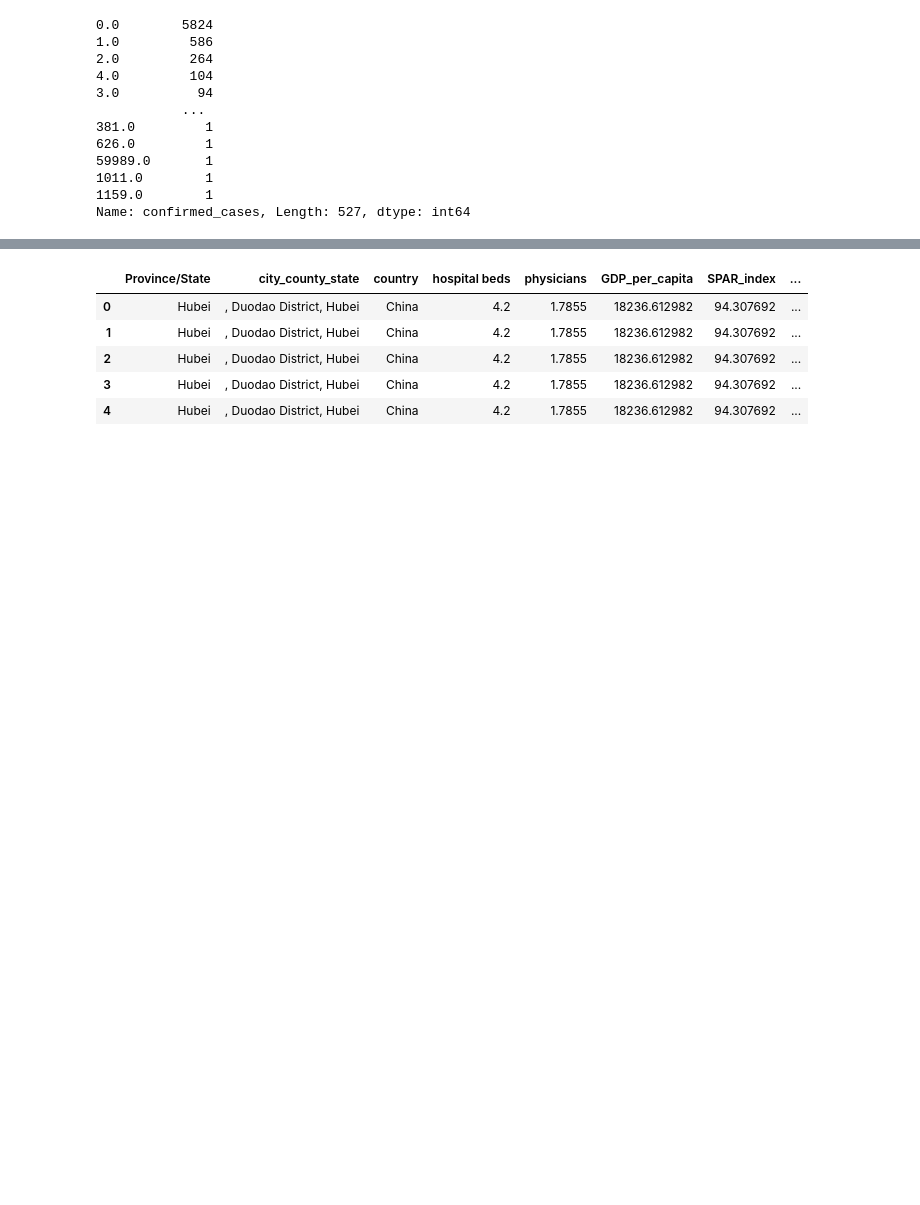
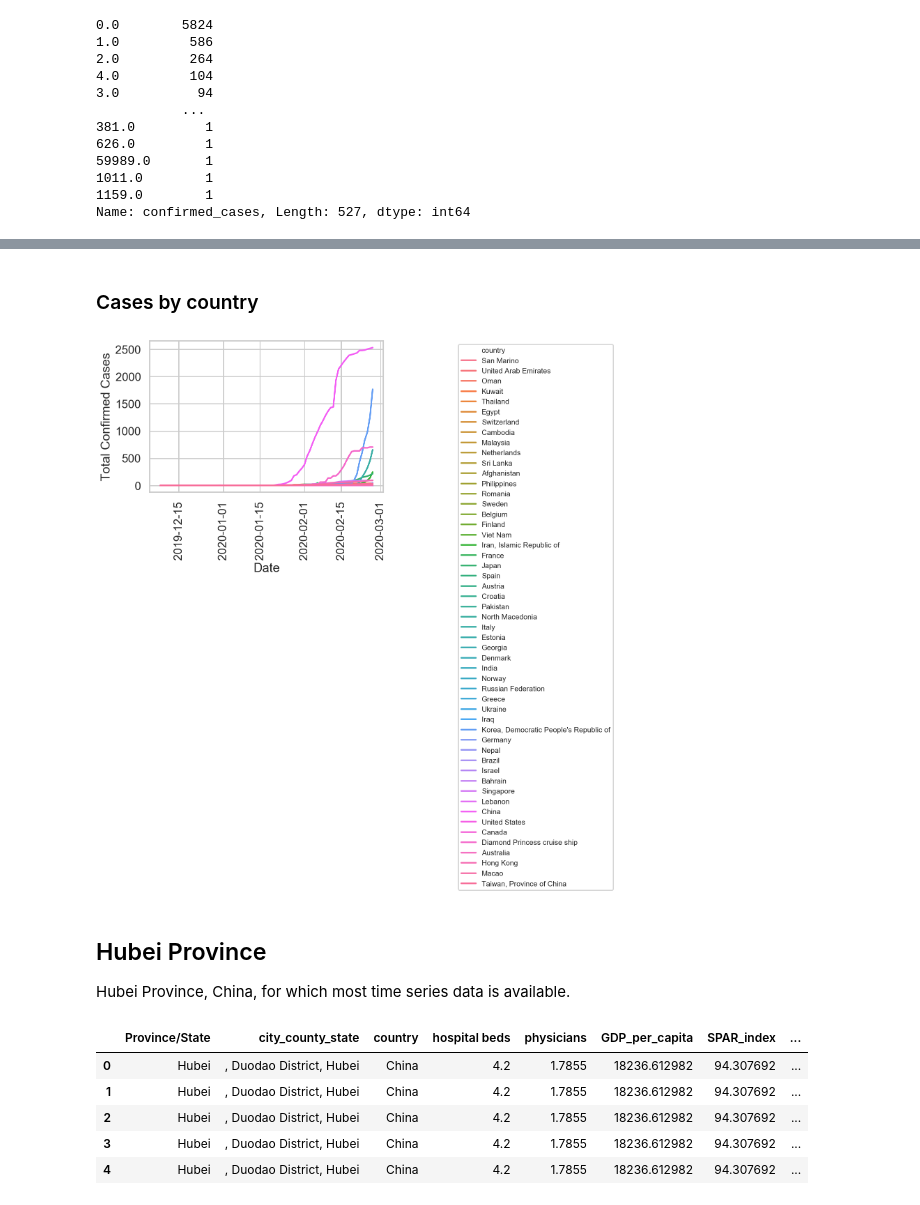
Before and after one commit to gksidhu/Capstone, a Jupyter notebook: LSTM Models.ipynb, the cells around one changed output, grey strips where cells are left out. Drawn from its saved outputs; the diff is of its cells as text; code cells hidden in the pictures; blank space fills up the shorter version.

```diff
--- a/LSTM Models.ipynb
+++ b/LSTM Models.ipynb
@@ -135,3 +249,19 @@ KeyboardInterrupt:
+# %% [markdown]
+### Cases by country
+# %%
+sns.lineplot(y = 'confirmed_cases', x = 'date', hue = 'country', data = df, ci = None,
+            palette = sns.color_palette('husl', len(df.country.unique())))
+plt.ylabel('Total Confirmed Cases')
+plt.xlabel('Date')
+plt.xticks(rotation='vertical')
+plt.legend(bbox_to_anchor = (1, 0., 1, 1), fontsize = 'xx-small')
+plt.show()
+# %% [output]
+[figure, added]
+# %% [markdown]
+## Hubei Province
+
+Hubei Province, China, for which most time series data is available.
 # %%
 hubei_df = df.loc[df['Province/State'] == 'Hubei'].reset_index(drop=True)
 hubei_df.head()
```
Also changed, not shown: parts of 150 cells of this notebook, 1 other file.
